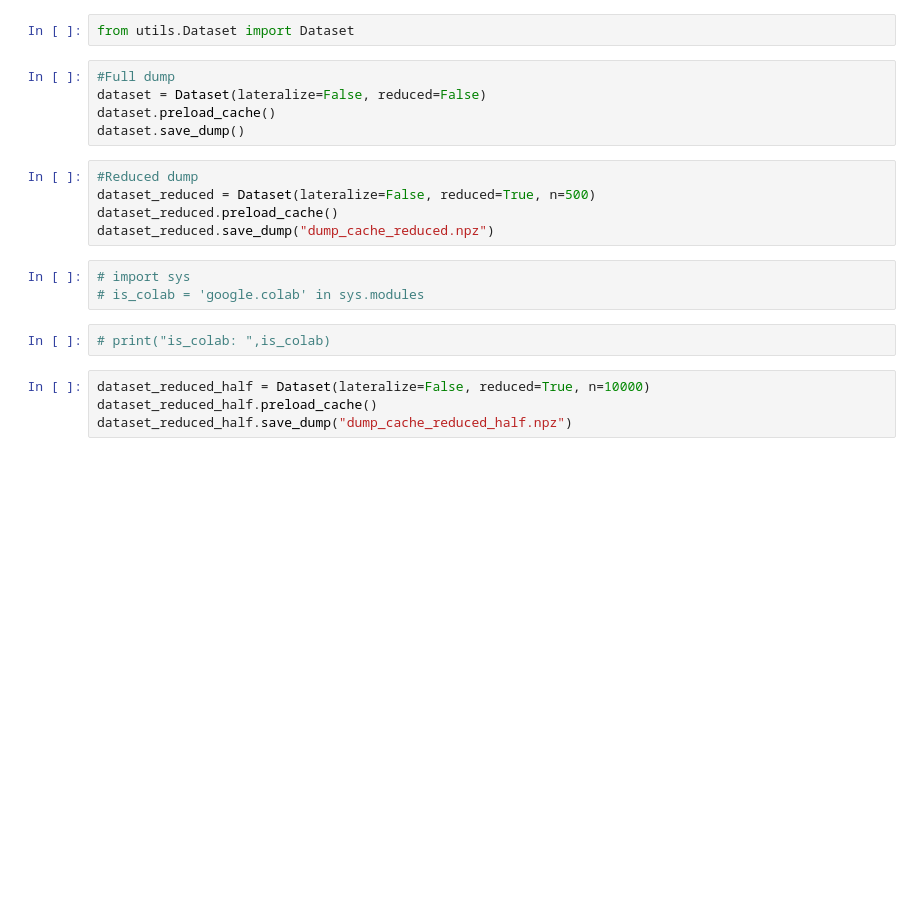
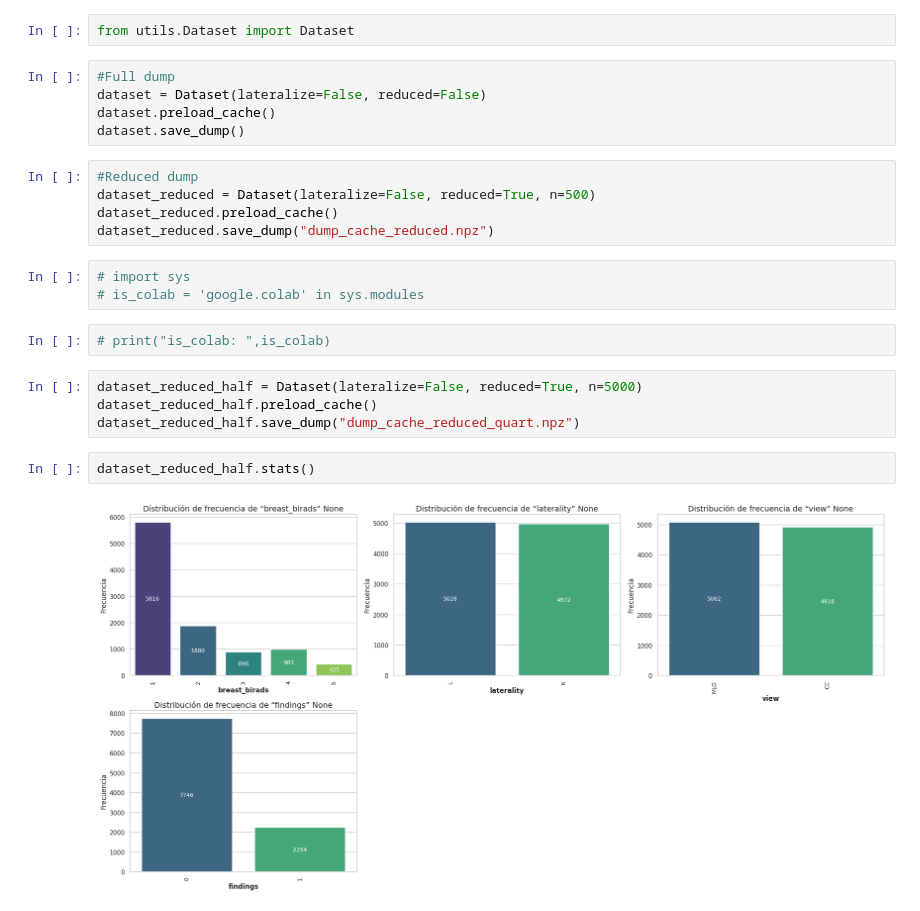
Before and after one commit to emiliodelgadouy/tesis, a Jupyter notebook: 01GenerateDumps.ipynb, the cells around one changed output. Saved outputs shown, nothing was run; the diff lists cells and outputs as text; blank space fills up the shorter version.

Commit message:
New dump (quart)

```diff
--- a/01GenerateDumps.ipynb
+++ b/01GenerateDumps.ipynb
@@ -16,6 +16,10 @@ dataset_reduced.save_dump("dump_cache_reduced.npz")
 # %%
 # print("is_colab: ",is_colab)
 # %%
-dataset_reduced_half = Dataset(lateralize=False, reduced=True, n=10000)
+dataset_reduced_half = Dataset(lateralize=False, reduced=True, n=5000)
 dataset_reduced_half.preload_cache()
-dataset_reduced_half.save_dump("dump_cache_reduced_half.npz")
+dataset_reduced_half.save_dump("dump_cache_reduced_quart.npz")
+# %%
+dataset_reduced_half.stats()
+# %% [output]
+[figure, added]
```
